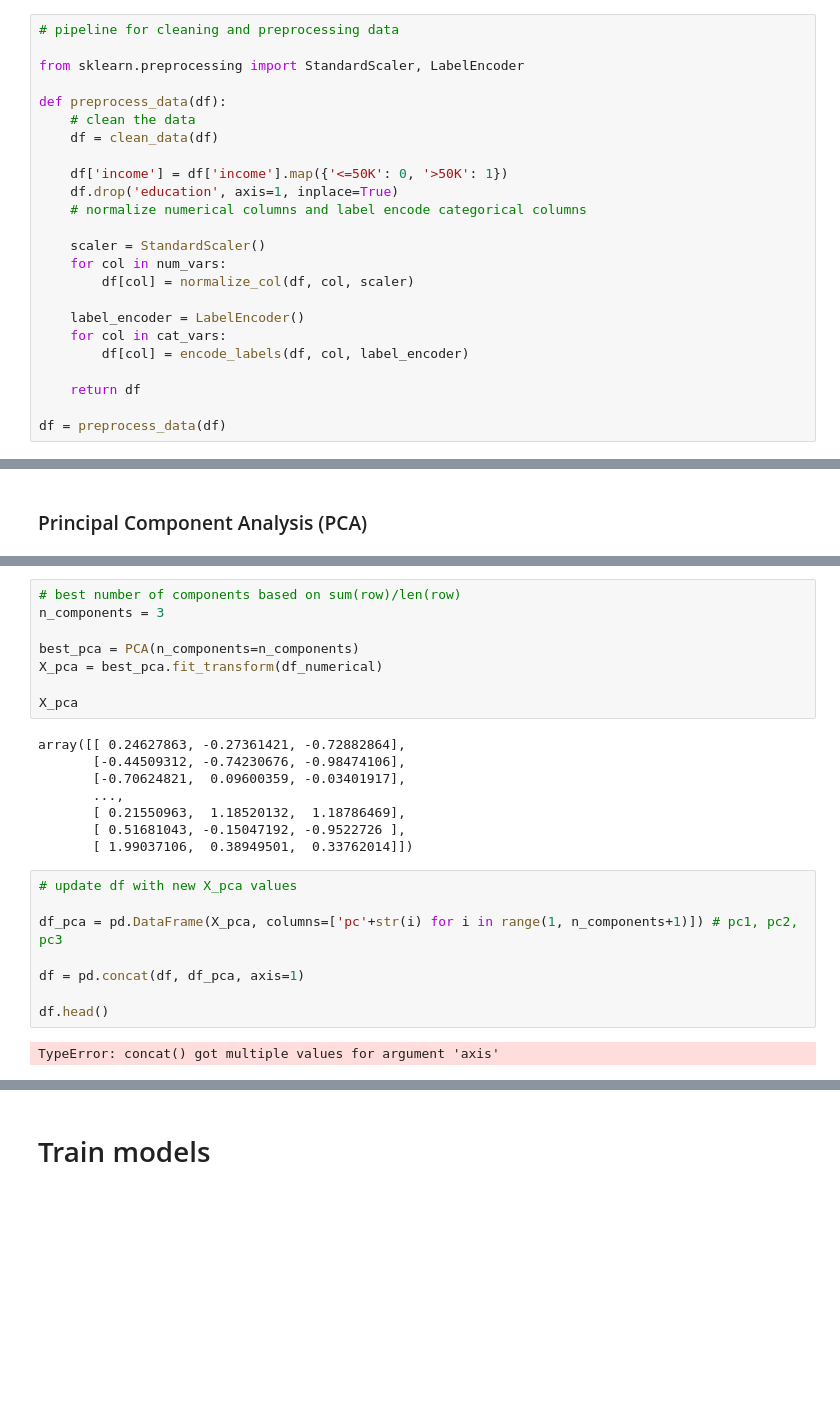
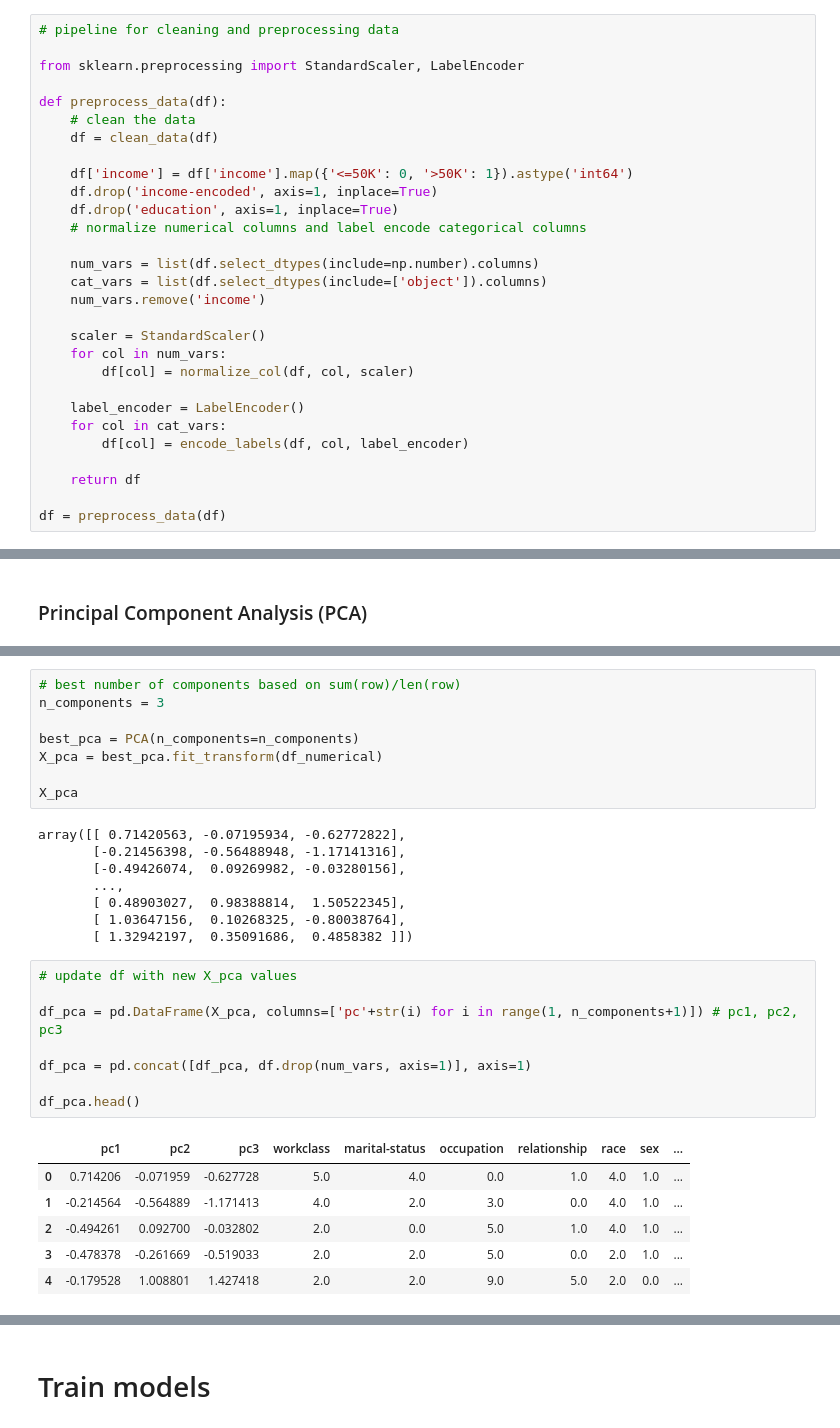
Before and after one commit to parsakzr/ytuce-datamining-project, a Jupyter notebook: notebook.ipynb, the cells around one changed output, grey strips where cells are left out. Saved outputs shown, nothing was run; the diff lists cells and outputs as text; blank space fills up the shorter version.

```diff
--- a/notebook.ipynb
+++ b/notebook.ipynb
@@ -357,9 +357,14 @@ def preprocess_data(df):
     # clean the data
     df = clean_data(df)
 
-    df['income'] = df['income'].map({'<=50K': 0, '>50K': 1})
+    df['income'] = df['income'].map({'<=50K': 0, '>50K': 1}).astype('int64')
+    df.drop('income-encoded', axis=1, inplace=True)
     df.drop('education', axis=1, inplace=True)
     # normalize numerical columns and label encode categorical columns
+
+    num_vars = list(df.select_dtypes(include=np.number).columns)
+    cat_vars = list(df.select_dtypes(include=['object']).columns)
+    num_vars.remove('income')
 
     scaler = StandardScaler()
     for col in num_vars:
@@ -439,20 +450,25 @@ X_pca = best_pca.fit_transform(df_numerical)
 
 X_pca
 # %% [output]
-array([[ 0.24627863, -0.27361421, -0.72882864],
-       [-0.44509312, -0.74230676, -0.98474106],
-       [-0.70624821,  0.09600359, -0.03401917],
+array([[ 0.71420563, -0.07195934, -0.62772822],
+       [-0.21456398, -0.56488948, -1.17141316],
+       [-0.49426074,  0.09269982, -0.03280156],
        ...,
-       [ 0.21550963,  1.18520132,  1.18786469],
-       [ 0.51681043, -0.15047192, -0.9522726 ],
-       [ 1.99037106,  0.38949501,  0.33762014]])
+       [ 0.48903027,  0.98388814,  1.50522345],
+       [ 1.03647156,  0.10268325, -0.80038764],
+       [ 1.32942197,  0.35091686,  0.4858382 ]])
 # %%
 # update df with new X_pca values
 
 df_pca = pd.DataFrame(X_pca, columns=['pc'+str(i) for i in range(1, n_components+1)]) # pc1, pc2, pc3
 
-df = pd.concat(df, df_pca, axis=1)
+df_pca = pd.concat([df_pca, df.drop(num_vars, axis=1)], axis=1)
 
-df.head()
+df_pca.head()
 # %% [output]
-TypeError: concat() got multiple values for argument 'axis'
+|  | pc1 | pc2 | pc3 | workclass | marital-status | occupation | relationship | race | sex | ... |
+| 0 | 0.714206 | -0.071959 | -0.627728 | 5.0 | 4.0 | 0.0 | 1.0 | 4.0 | 1.0 | ... |
+| 1 | -0.214564 | -0.564889 | -1.171413 | 4.0 | 2.0 | 3.0 | 0.0 | 4.0 | 1.0 | ... |
+| 2 | -0.494261 | 0.092700 | -0.032802 | 2.0 | 0.0 | 5.0 | 1.0 | 4.0 | 1.0 | ... |
+| 3 | -0.478378 | -0.261669 | -0.519033 | 2.0 | 2.0 | 5.0 | 0.0 | 2.0 | 1.0 | ... |
+| 4 | -0.179528 | 1.008801 | 1.427418 | 2.0 | 2.0 | 9.0 | 5.0 | 2.0 | 0.0 | ... |
```
Also changed, not shown: parts of 22 cells of this notebook.
